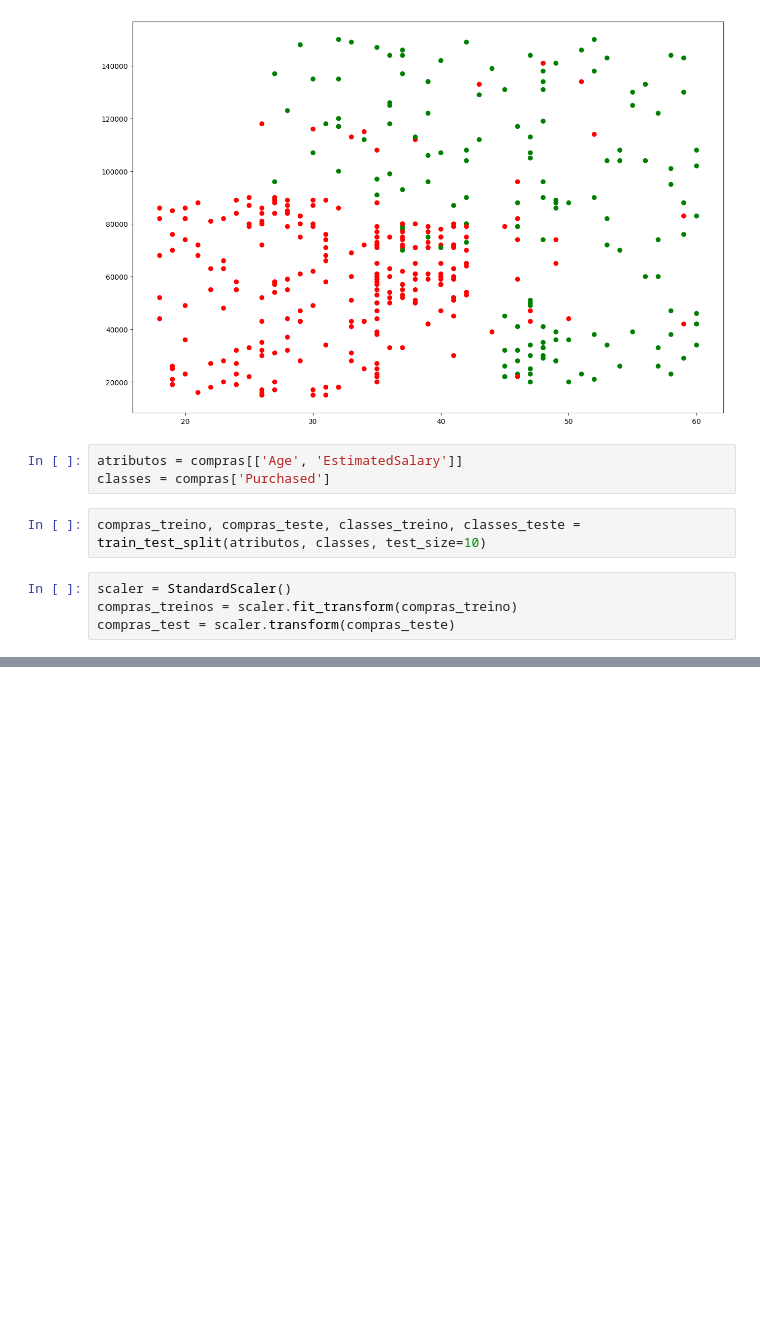
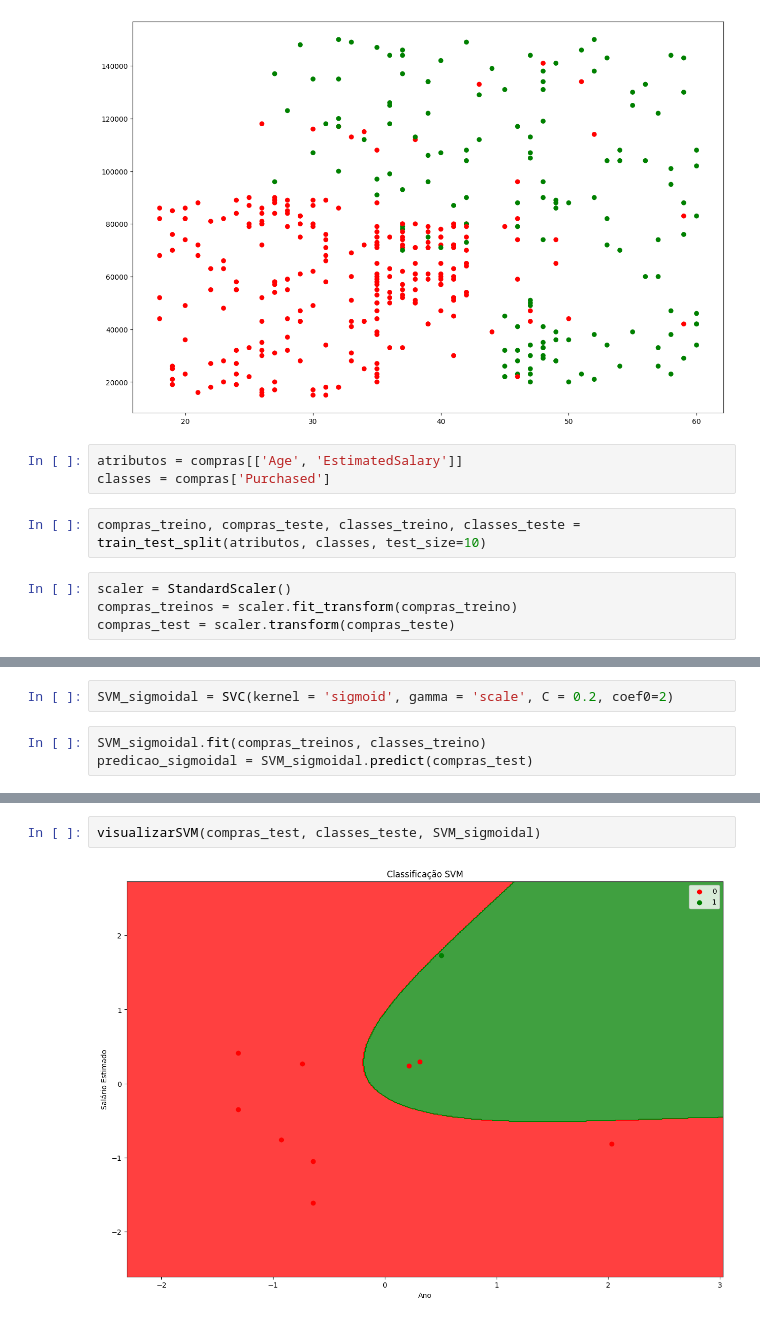
Before and after one commit to jmeliss/Banco-de-Dados, a Jupyter notebook: Welcome_to_Colab.ipynb, the cells around one changed output, grey strips where cells are left out. Drawn from its saved outputs; the diff is of its cells as text; blank space fills up the shorter version.

```diff
--- a/Welcome_to_Colab.ipynb
+++ b/Welcome_to_Colab.ipynb
@@ -56,0 +94,5 @@ compras_test = scaler.transform(compras_teste)
+# %%
+SVM_sigmoidal = SVC(kernel = 'sigmoid', gamma = 'scale', C = 0.2, coef0=2)
+# %%
+SVM_sigmoidal.fit(compras_treinos, classes_treino)
+predicao_sigmoidal = SVM_sigmoidal.predict(compras_test)
@@ -56,0 +105,4 @@ compras_test = scaler.transform(compras_teste)
+# %%
+visualizarSVM(compras_test, classes_teste, SVM_sigmoidal)
+# %% [output]
+[figure, added]
```
Also changed, not shown: parts of 6 cells of this notebook.
